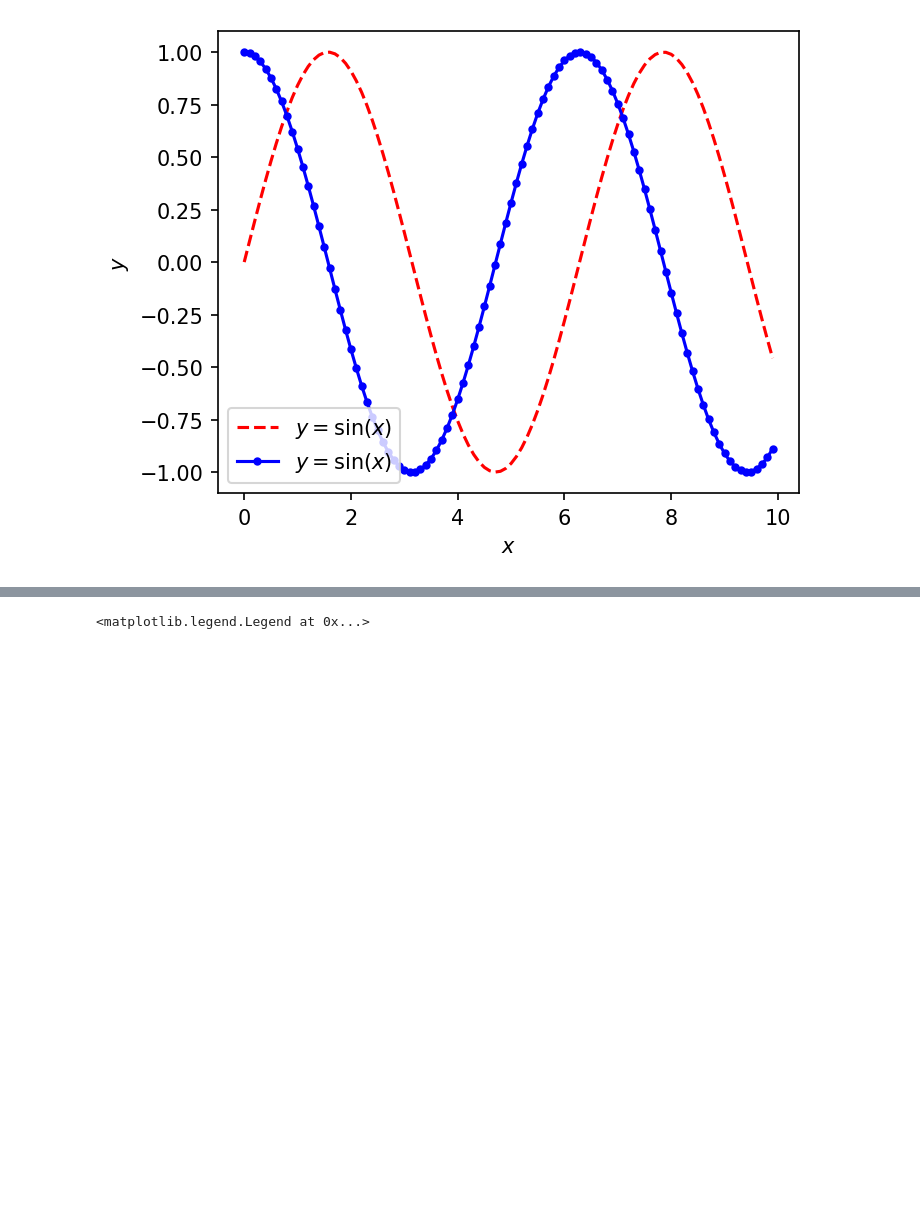
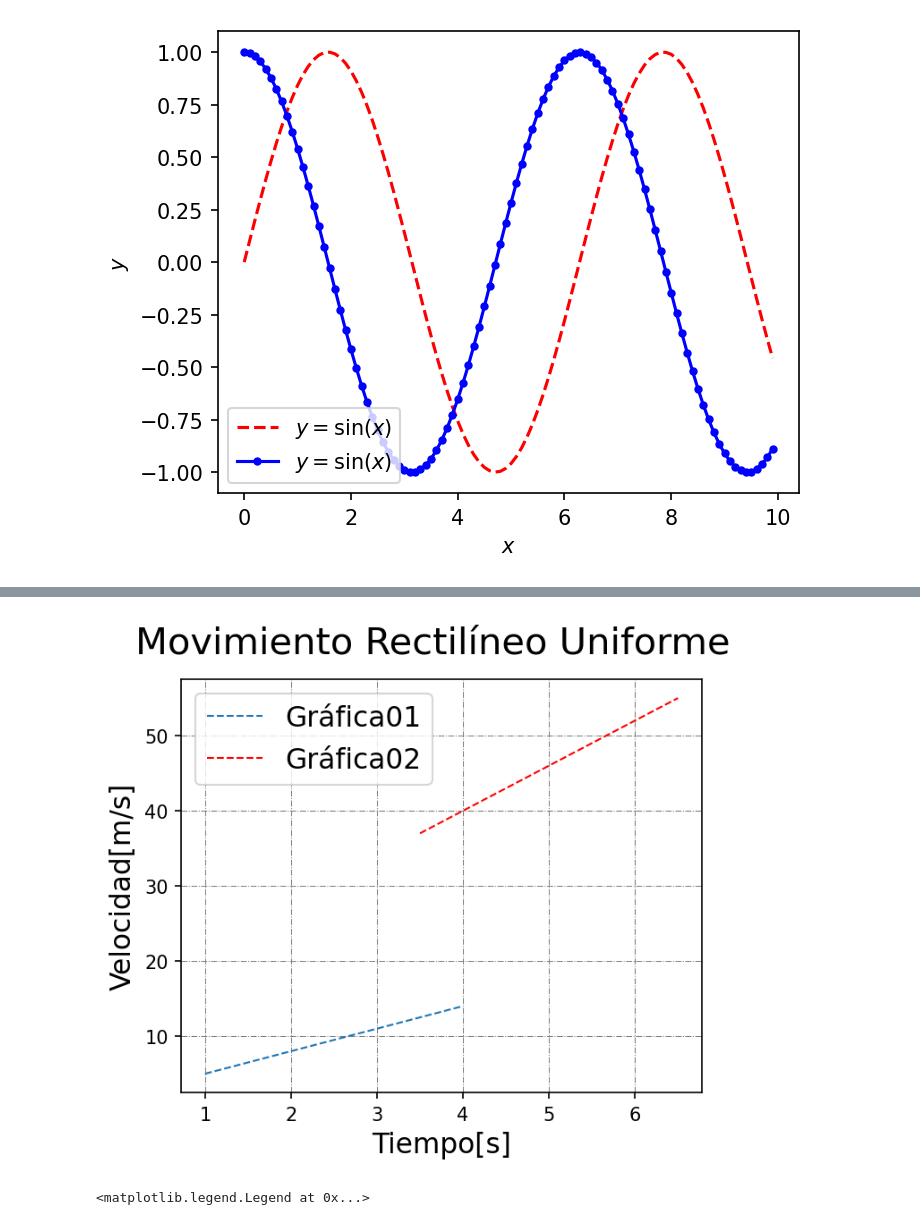
Before and after one commit to juliestadisticacode/Matplotlib-curso, a Jupyter notebook: matplotlib_linear_plots.ipynb, the cells around one changed output, grey strips where cells are left out. Saved outputs shown, nothing was run; the diff lists cells and outputs as text; code cells hidden in the pictures; blank space fills up the shorter version.

```diff
--- a/matplotlib_linear_plots.ipynb
+++ b/matplotlib_linear_plots.ipynb
@@ -61,3 +66,21 @@ plt.legend()
+# %%
+x_lista=[1,2,3,4]
+x_lista02=[3.5,4.5,5.5,6.5]
+
+y_lista=[3*i+2 for i in x_lista]
+y_lista02=[6*y+16 for y in x_lista02]
+
+plt.plot(x_lista, y_lista, '--', linewidth=1)
+plt.plot(x_lista02, y_lista02, 'r--', linewidth=1)
+plt.suptitle('Movimiento Rectilíneo Uniforme', fontsize=20)
+leyenda=['Gráfica01','Gráfica02']
+plt.legend(loc="upper left", labels=leyenda, fontsize=15)
+plt.ylabel('Velocidad[m/s]', fontsize=15)
+plt.xlabel('Tiempo[s]',fontsize=15)
+plt.grid(True, linestyle='-.', linewidth=0.5, color='gray')
+plt.show()
+# %% [output]
+[figure, added]
 # %%
 # podemos modificar el grueso de línea
 y_vals_2 = np.cos(x_vals)
```
Also changed, not shown: parts of 2 cells of this notebook, 4 other files.
